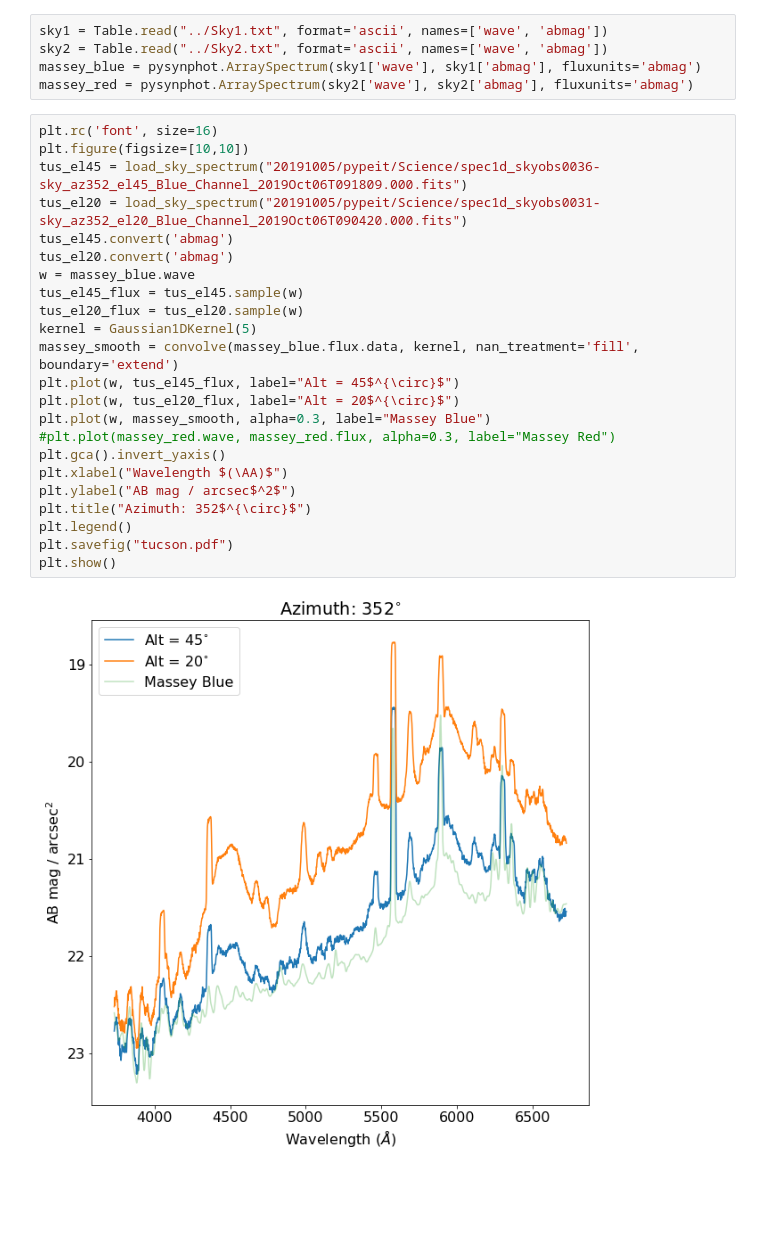
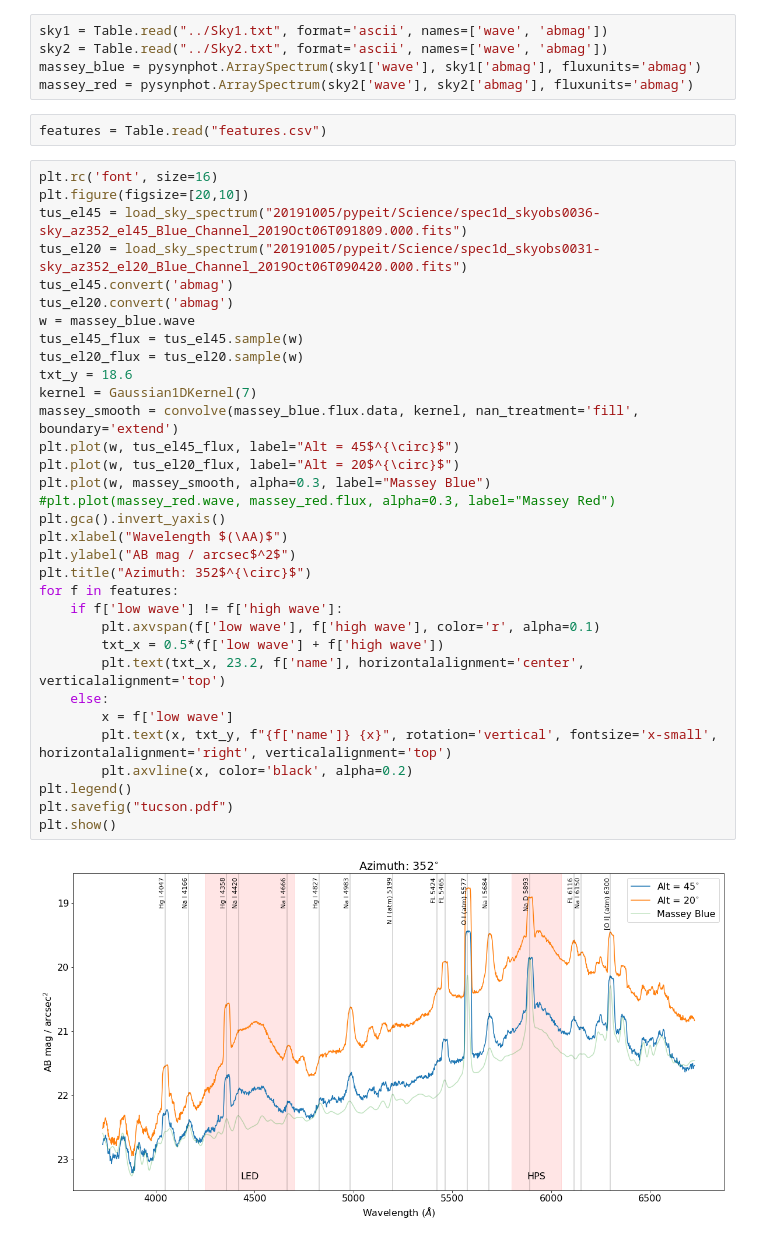
Before and after one commit to MMTObservatory/mmto_sky_brightness, a Jupyter notebook: sky_spectra.ipynb, the cells around one changed output. Drawn from its saved outputs; the diff is of its cells as text; blank space fills up the shorter version.

Commit message:
add list of spectral features to label; edit notebook to add labels to plots

```diff
--- a/sky_spectra.ipynb
+++ b/sky_spectra.ipynb
@@ -35,28 +35,40 @@ sky1 = Table.read("../Sky1.txt", format='ascii', names=['wave', 'abmag'])
 sky2 = Table.read("../Sky2.txt", format='ascii', names=['wave', 'abmag'])
 massey_blue = pysynphot.ArraySpectrum(sky1['wave'], sky1['abmag'], fluxunits='abmag')
 massey_red = pysynphot.ArraySpectrum(sky2['wave'], sky2['abmag'], fluxunits='abmag')
+# %%
+features = Table.read("features.csv")
 # %%
 plt.rc('font', size=16)
-plt.figure(figsize=[10,10])
+plt.figure(figsize=[20,10])
 tus_el45 = load_sky_spectrum("20191005/pypeit/Science/spec1d_skyobs0036-sky_az352_el45_Blue_Channel_2019Oct06T091809.000.fits")
 tus_el20 = load_sky_spectrum("20191005/pypeit/Science/spec1d_skyobs0031-sky_az352_el20_Blue_Channel_2019Oct06T090420.000.fits")
 tus_el45.convert('abmag')
 tus_el20.convert('abmag')
 w = massey_blue.wave
 tus_el45_flux = tus_el45.sample(w)
 tus_el20_flux = tus_el20.sample(w)
-kernel = Gaussian1DKernel(5)
+txt_y = 18.6
+kernel = Gaussian1DKernel(7)
 massey_smooth = convolve(massey_blue.flux.data, kernel, nan_treatment='fill', boundary='extend')
 plt.plot(w, tus_el45_flux, label="Alt = 45$^{\circ}$")
 plt.plot(w, tus_el20_flux, label="Alt = 20$^{\circ}$")
 plt.plot(w, massey_smooth, alpha=0.3, label="Massey Blue")
 #plt.plot(massey_red.wave, massey_red.flux, alpha=0.3, label="Massey Red")
 plt.gca().invert_yaxis()
 plt.xlabel("Wavelength $(\AA)$")
 plt.ylabel("AB mag / arcsec$^2$")
 plt.title("Azimuth: 352$^{\circ}$")
+for f in features:
+    if f['low wave'] != f['high wave']:
+        plt.axvspan(f['low wave'], f['high wave'], color='r', alpha=0.1)
+        txt_x = 0.5*(f['low wave'] + f['high wave'])
+        plt.text(txt_x, 23.2, f['name'], horizontalalignment='center', verticalalignment='top')
+    else:
+        x = f['low wave']
+        plt.text(x, txt_y, f"{f['name']} {x}", rotation='vertical', fontsize='x-small', horizontalalignment='right', verticalalignment='top')
+        plt.axvline(x, color='black', alpha=0.2)
 plt.legend()
 plt.savefig("tucson.pdf")
 plt.show()
 # %% [output]
-[figure, old version]
+[figure, new version]
```
Also changed, not shown: parts of 3 cells of this notebook, 1 other file.
